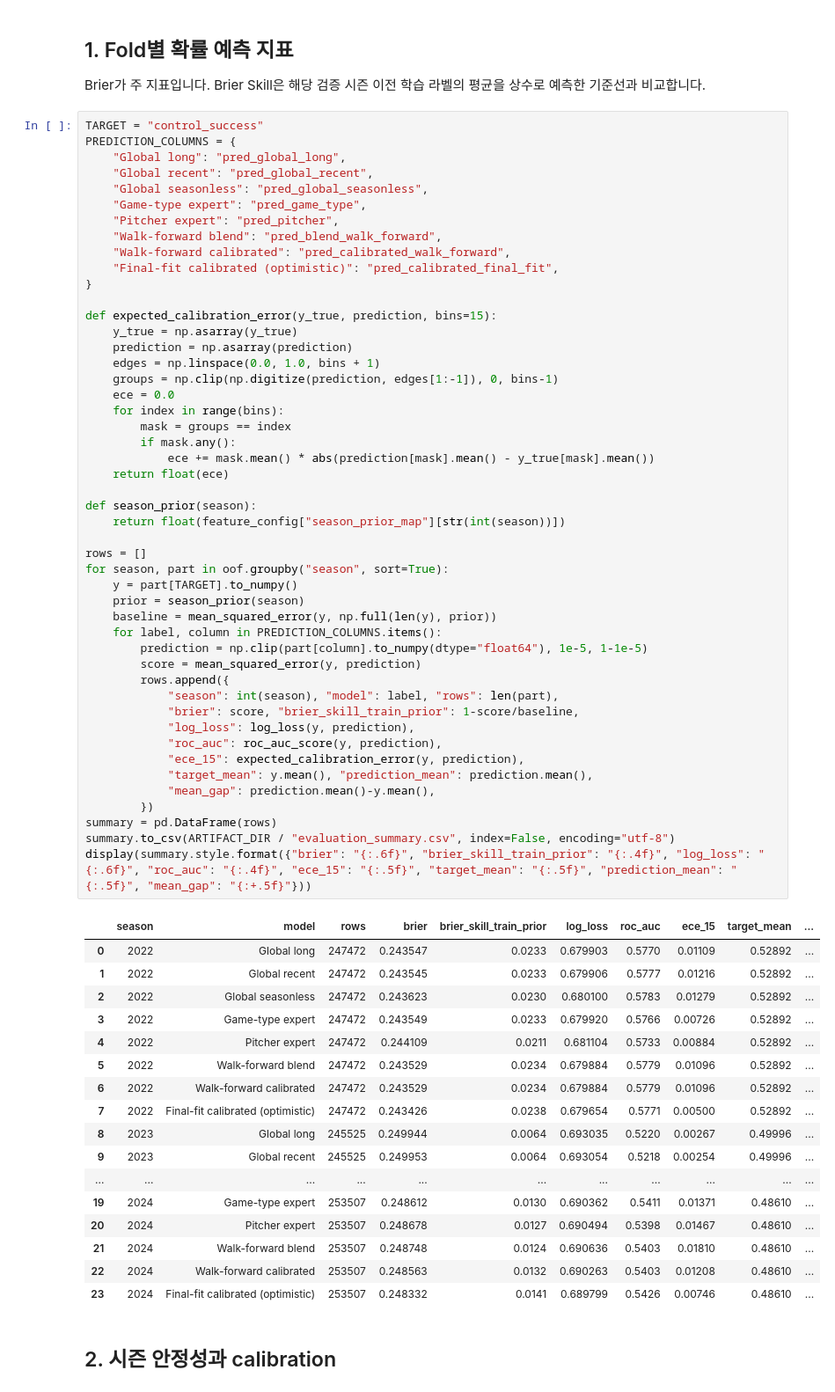
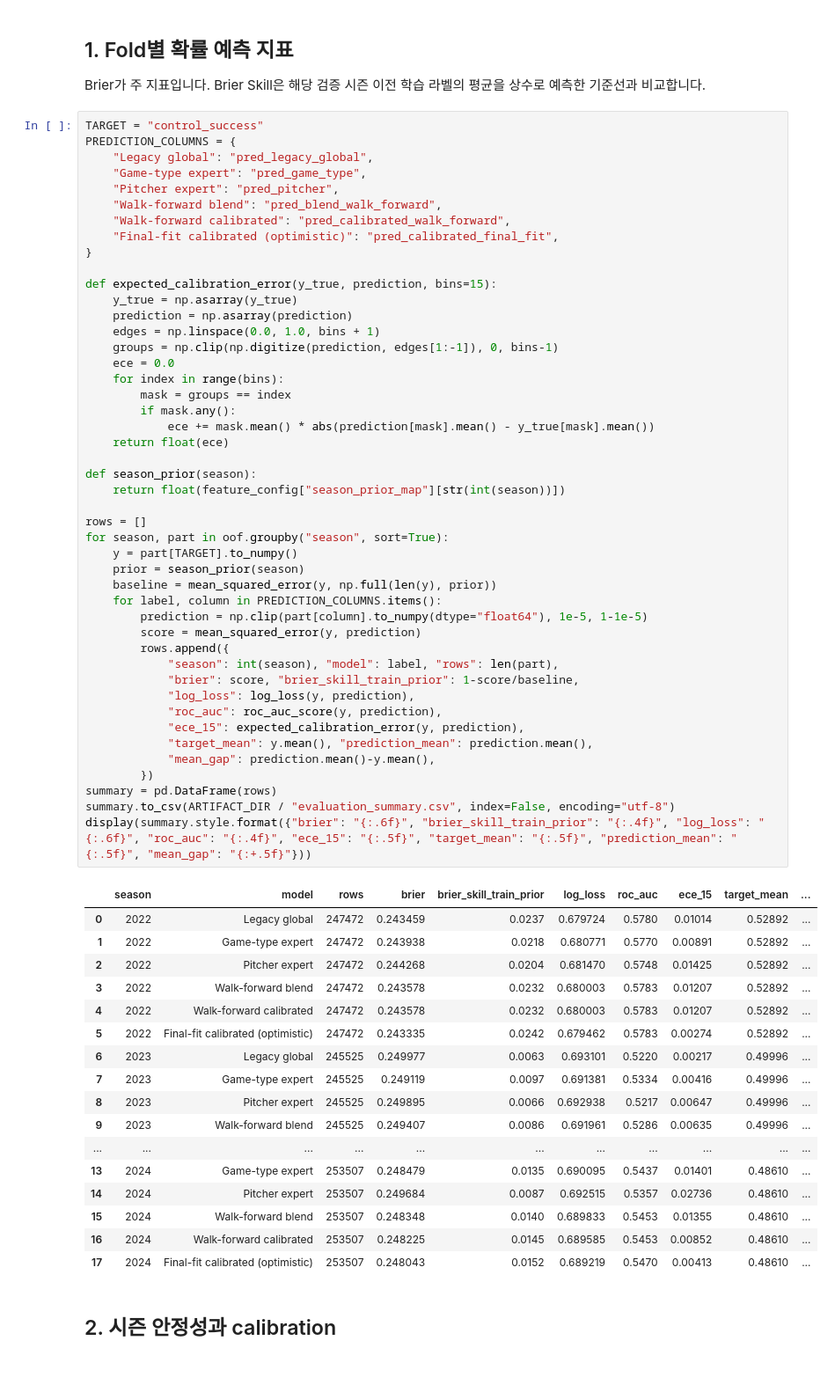
Before and after one commit to junhyun111/baseball, a Jupyter notebook: evaluation.ipynb, the cells around one changed output. Shown at 88% size. Drawn from its saved outputs; the diff is of its cells as text.

```diff
--- a/evaluation.ipynb
+++ b/evaluation.ipynb
@@ -52,9 +52,7 @@ Brier가 주 지표입니다. Brier Skill은 해당 검증 시즌 이전 학습
 # %%
 TARGET = "control_success"
 PREDICTION_COLUMNS = {
-    "Global long": "pred_global_long",
-    "Global recent": "pred_global_recent",
-    "Global seasonless": "pred_global_seasonless",
+    "Legacy global": "pred_legacy_global",
     "Game-type expert": "pred_game_type",
     "Pitcher expert": "pred_pitcher",
     "Walk-forward blend": "pred_blend_walk_forward",
@@ -72,49 +70,49 @@ def expected_calibration_error(y_true, prediction, bins=15):
         mask = groups == index
         if mask.any():
             ece += mask.mean() * abs(prediction[mask].mean() - y_true[mask].mean())
     return float(ece)
 
 def season_prior(season):
     return float(feature_config["season_prior_map"][str(int(season))])
 
 rows = []
 for season, part in oof.groupby("season", sort=True):
     y = part[TARGET].to_numpy()
     prior = season_prior(season)
     baseline = mean_squared_error(y, np.full(len(y), prior))
     for label, column in PREDICTION_COLUMNS.items():
         prediction = np.clip(part[column].to_numpy(dtype="float64"), 1e-5, 1-1e-5)
         score = mean_squared_error(y, prediction)
         rows.append({
             "season": int(season), "model": label, "rows": len(part),
             "brier": score, "brier_skill_train_prior": 1-score/baseline,
             "log_loss": log_loss(y, prediction),
             "roc_auc": roc_auc_score(y, prediction),
             "ece_15": expected_calibration_error(y, prediction),
             "target_mean": y.mean(), "prediction_mean": prediction.mean(),
             "mean_gap": prediction.mean()-y.mean(),
         })
 summary = pd.DataFrame(rows)
 summary.to_csv(ARTIFACT_DIR / "evaluation_summary.csv", index=False, encoding="utf-8")
 display(summary.style.format({"brier": "{:.6f}", "brier_skill_train_prior": "{:.4f}", "log_loss": "{:.6f}", "roc_auc": "{:.4f}", "ece_15": "{:.5f}", "target_mean": "{:.5f}", "prediction_mean": "{:.5f}", "mean_gap": "{:+.5f}"}))
 # %% [output]
 |  | season | model | rows | brier | brier_skill_train_prior | log_loss | roc_auc | ece_15 | target_mean | ... |
-| 0 | 2022 | Global long | 247472 | 0.243547 | 0.0233 | 0.679903 | 0.5770 | 0.01109 | 0.52892 | ... |
-| 1 | 2022 | Global recent | 247472 | 0.243545 | 0.0233 | 0.679906 | 0.5777 | 0.01216 | 0.52892 | ... |
-| 2 | 2022 | Global seasonless | 247472 | 0.243623 | 0.0230 | 0.680100 | 0.5783 | 0.01279 | 0.52892 | ... |
-| 3 | 2022 | Game-type expert | 247472 | 0.243549 | 0.0233 | 0.679920 | 0.5766 | 0.00726 | 0.52892 | ... |
-| 4 | 2022 | Pitcher expert | 247472 | 0.244109 | 0.0211 | 0.681104 | 0.5733 | 0.00884 | 0.52892 | ... |
-| 5 | 2022 | Walk-forward blend | 247472 | 0.243529 | 0.0234 | 0.679884 | 0.5779 | 0.01096 | 0.52892 | ... |
-| 6 | 2022 | Walk-forward calibrated | 247472 | 0.243529 | 0.0234 | 0.679884 | 0.5779 | 0.01096 | 0.52892 | ... |
-| 7 | 2022 | Final-fit calibrated (optimistic) | 247472 | 0.243426 | 0.0238 | 0.679654 | 0.5771 | 0.00500 | 0.52892 | ... |
-| 8 | 2023 | Global long | 245525 | 0.249944 | 0.0064 | 0.693035 | 0.5220 | 0.00267 | 0.49996 | ... |
-| 9 | 2023 | Global recent | 245525 | 0.249953 | 0.0064 | 0.693054 | 0.5218 | 0.00254 | 0.49996 | ... |
+| 0 | 2022 | Legacy global | 247472 | 0.243459 | 0.0237 | 0.679724 | 0.5780 | 0.01014 | 0.52892 | ... |
+| 1 | 2022 | Game-type expert | 247472 | 0.243938 | 0.0218 | 0.680771 | 0.5770 | 0.00891 | 0.52892 | ... |
+| 2 | 2022 | Pitcher expert | 247472 | 0.244268 | 0.0204 | 0.681470 | 0.5748 | 0.01425 | 0.52892 | ... |
+| 3 | 2022 | Walk-forward blend | 247472 | 0.243578 | 0.0232 | 0.680003 | 0.5783 | 0.01207 | 0.52892 | ... |
+| 4 | 2022 | Walk-forward calibrated | 247472 | 0.243578 | 0.0232 | 0.680003 | 0.5783 | 0.01207 | 0.52892 | ... |
+| 5 | 2022 | Final-fit calibrated (optimistic) | 247472 | 0.243335 | 0.0242 | 0.679462 | 0.5783 | 0.00274 | 0.52892 | ... |
+| 6 | 2023 | Legacy global | 245525 | 0.249977 | 0.0063 | 0.693101 | 0.5220 | 0.00217 | 0.49996 | ... |
+| 7 | 2023 | Game-type expert | 245525 | 0.249119 | 0.0097 | 0.691381 | 0.5334 | 0.00416 | 0.49996 | ... |
+| 8 | 2023 | Pitcher expert | 245525 | 0.249895 | 0.0066 | 0.692938 | 0.5217 | 0.00647 | 0.49996 | ... |
+| 9 | 2023 | Walk-forward blend | 245525 | 0.249407 | 0.0086 | 0.691961 | 0.5286 | 0.00635 | 0.49996 | ... |
 | ... | ... | ... | ... | ... | ... | ... | ... | ... | ... | ... |
-| 19 | 2024 | Game-type expert | 253507 | 0.248612 | 0.0130 | 0.690362 | 0.5411 | 0.01371 | 0.48610 | ... |
-| 20 | 2024 | Pitcher expert | 253507 | 0.248678 | 0.0127 | 0.690494 | 0.5398 | 0.01467 | 0.48610 | ... |
-| 21 | 2024 | Walk-forward blend | 253507 | 0.248748 | 0.0124 | 0.690636 | 0.5403 | 0.01810 | 0.48610 | ... |
-| 22 | 2024 | Walk-forward calibrated | 253507 | 0.248563 | 0.0132 | 0.690263 | 0.5403 | 0.01208 | 0.48610 | ... |
-| 23 | 2024 | Final-fit calibrated (optimistic) | 253507 | 0.248332 | 0.0141 | 0.689799 | 0.5426 | 0.00746 | 0.48610 | ... |
+| 13 | 2024 | Game-type expert | 253507 | 0.248479 | 0.0135 | 0.690095 | 0.5437 | 0.01401 | 0.48610 | ... |
+| 14 | 2024 | Pitcher expert | 253507 | 0.249684 | 0.0087 | 0.692515 | 0.5357 | 0.02736 | 0.48610 | ... |
+| 15 | 2024 | Walk-forward blend | 253507 | 0.248348 | 0.0140 | 0.689833 | 0.5453 | 0.01355 | 0.48610 | ... |
+| 16 | 2024 | Walk-forward calibrated | 253507 | 0.248225 | 0.0145 | 0.689585 | 0.5453 | 0.00852 | 0.48610 | ... |
+| 17 | 2024 | Final-fit calibrated (optimistic) | 253507 | 0.248043 | 0.0152 | 0.689219 | 0.5470 | 0.00413 | 0.48610 | ... |
 # %% [markdown]
 ## 2. 시즌 안정성과 calibration
 # %%
```
Also changed, not shown: parts of 4 cells of this notebook, 22 other files.
